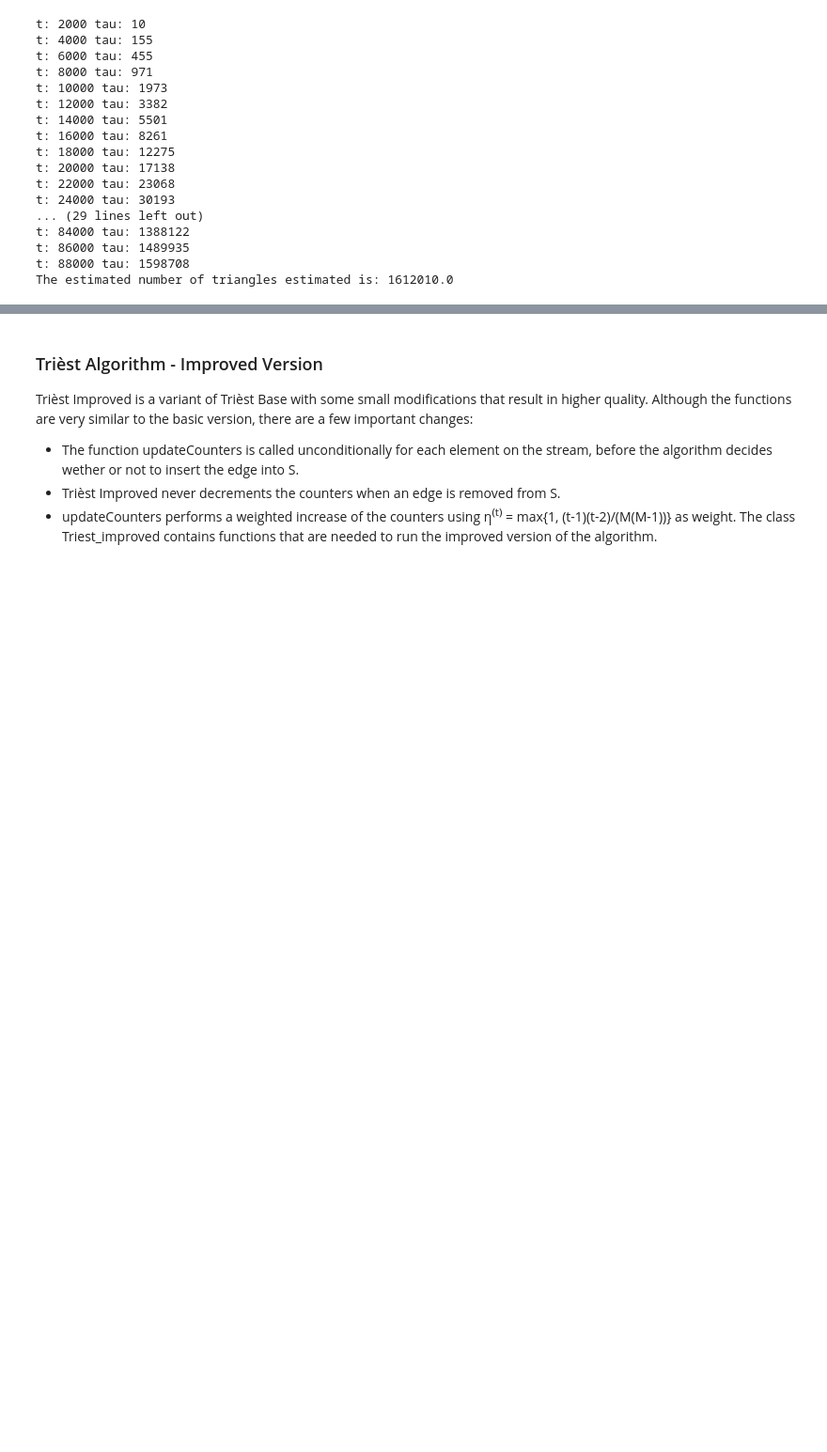
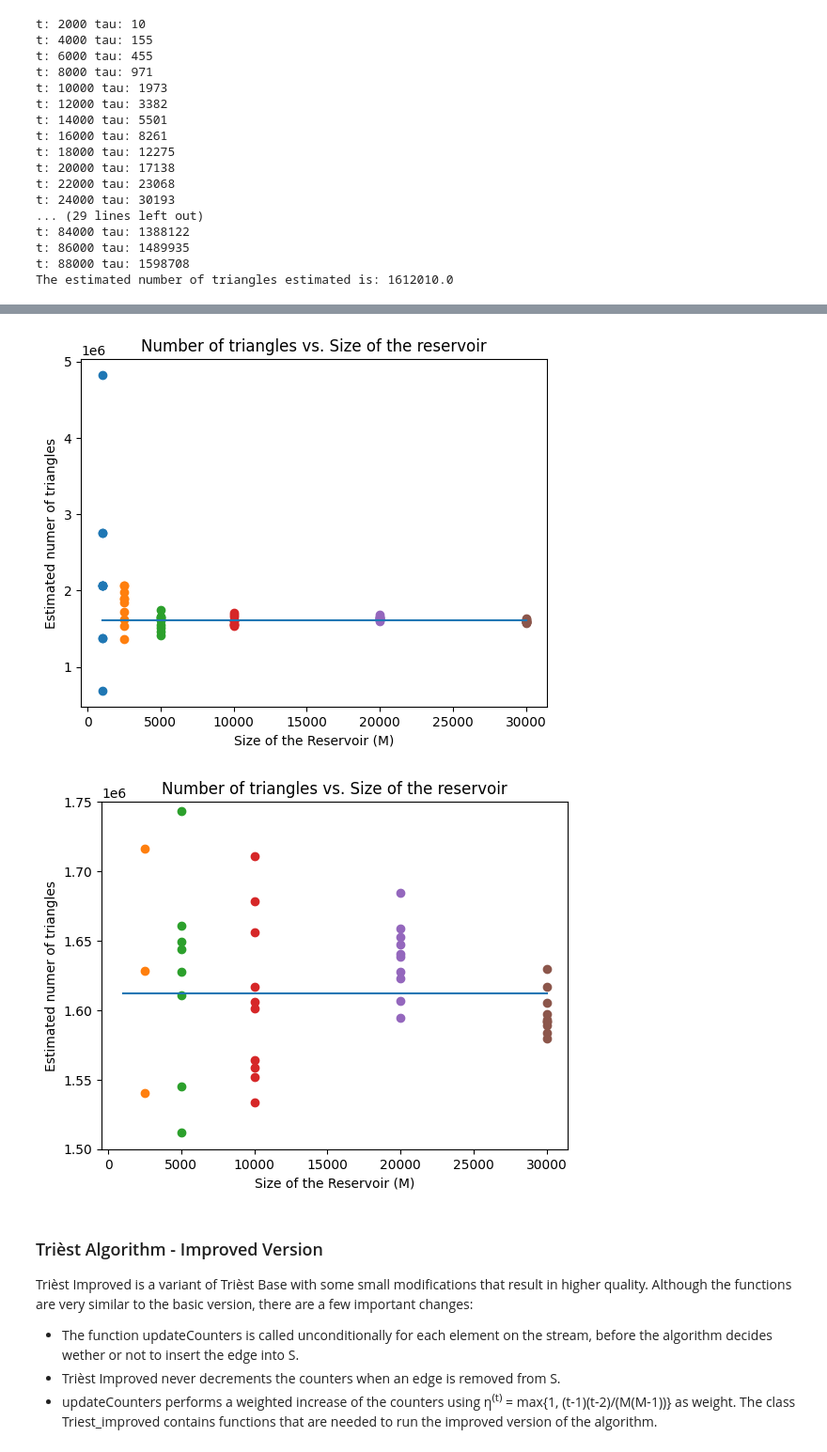
Before and after one commit to SaladSlayer00/Data-Mining-2023, a Jupyter notebook: Homework_3/ID2222_Homework_3_Insalata_Puccioni.ipynb, the cells around one changed output, grey strips where cells are left out. Shown: that part at 94% size. Drawn from its saved outputs; the diff is of its cells as text; code cells hidden in the pictures; blank space fills up the shorter version.

```diff
--- a/Homework_3/ID2222_Homework_3_Insalata_Puccioni.ipynb
+++ b/Homework_3/ID2222_Homework_3_Insalata_Puccioni.ipynb
@@ -110,7 +110,7 @@ class Triest_base():
         for edge in dataset:
             #print(edge)
             self.t = self.t + 1
-            if self.t % 2000 == 0:
+            if self.t % 5000 == 0:
                 print("t:",self.t,"tau:",self.tau)
             if self.sampleEdge(edge):
                 self.S.add(edge)
@@ -309,0 +311,14 @@ The estimated number of triangles estimated is: 1612010.0
+# %%
+M = [1000, 2500, 5000, 10000, 20000, 30000, 50000]
+iterations = 10
+all_estimations = []
+
+for m in M:
+  estimations = []
+  for i in range(iterations):
+    print(f"Running iteration {i} for M={m}...")
+    base = Triest_base(m)
+    estimation = base.run(edges)
+    print("The estimated number of triangles estimated is:", estimation)
+    estimations.append(estimation)
+  all_estimations.append(estimations)
@@ -310,3 +343,24 @@ The estimated number of triangles estimated is: 1612010.0
+# %%
+for i in range(6):
+  plt.scatter([M[i]]*10, all_estimations[i])
+plt.plot([1000, 30000], [1612010, 1612010])
+plt.xlabel('Size of the Reservoir (M)')
+plt.ylabel('Estimated numer of triangles')
+plt.title('Number of triangles vs. Size of the reservoir')
+plt.show()
+
+
+for i in range(6):
+  plt.scatter([M[i]]*10, all_estimations[i])
+plt.plot([1000, 30000], [1612010, 1612010])
+plt.xlabel('Size of the Reservoir (M)')
+plt.ylabel('Estimated numer of triangles')
+plt.title('Number of triangles vs. Size of the reservoir')
+plt.ylim(15e5, 175e4)
+plt.show()
+# %% [output]
+[figure, added]
+[figure, added]
 # %% [markdown]
 ### Trièst Algorithm - Improved Version
 Trièst Improved is a variant of Trièst Base with some small modifications that result in higher quality. Although the functions are very similar to the basic version, there are a few important changes:
```
Also changed, not shown: parts of 15 cells of this notebook.
